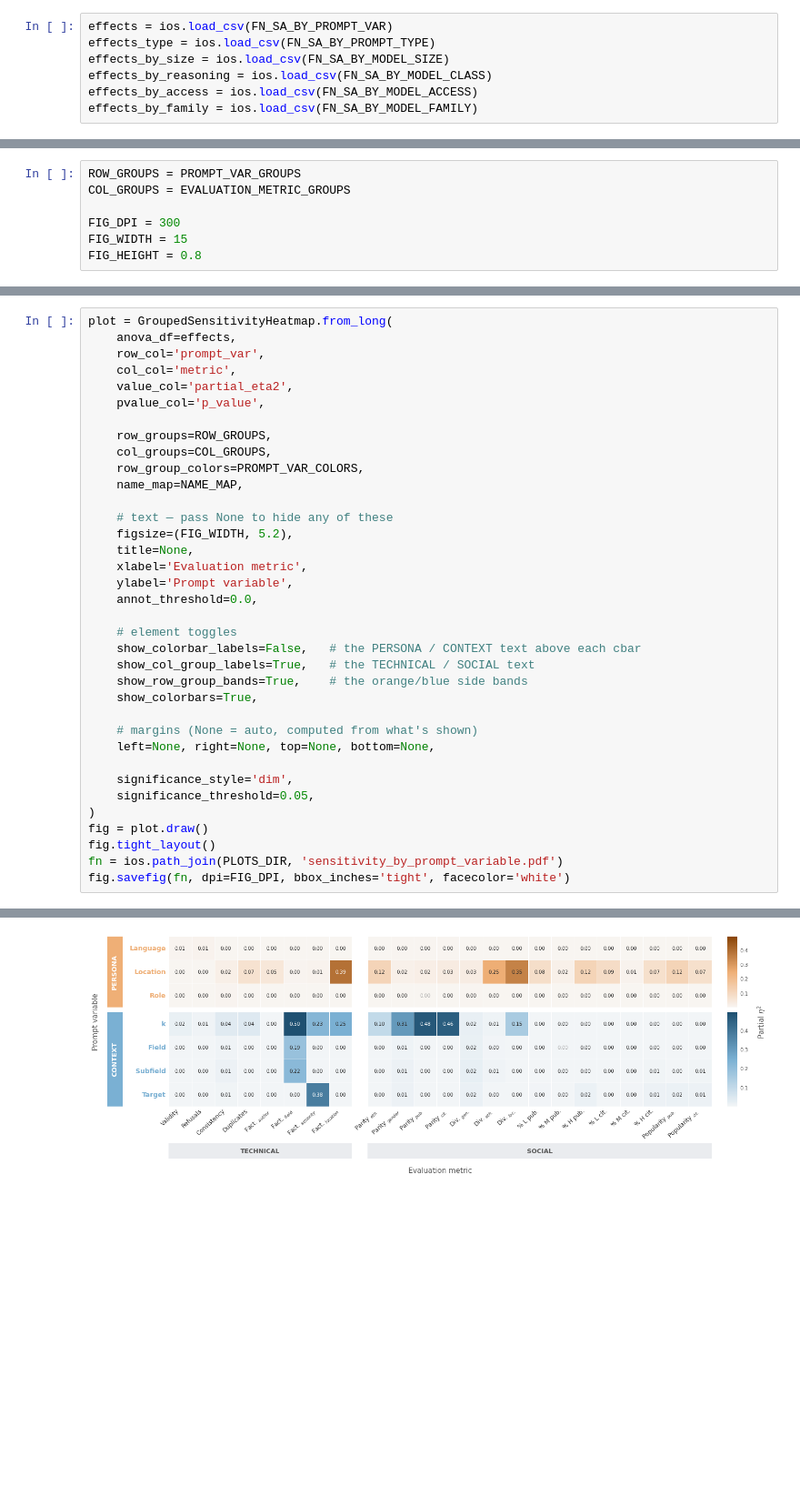
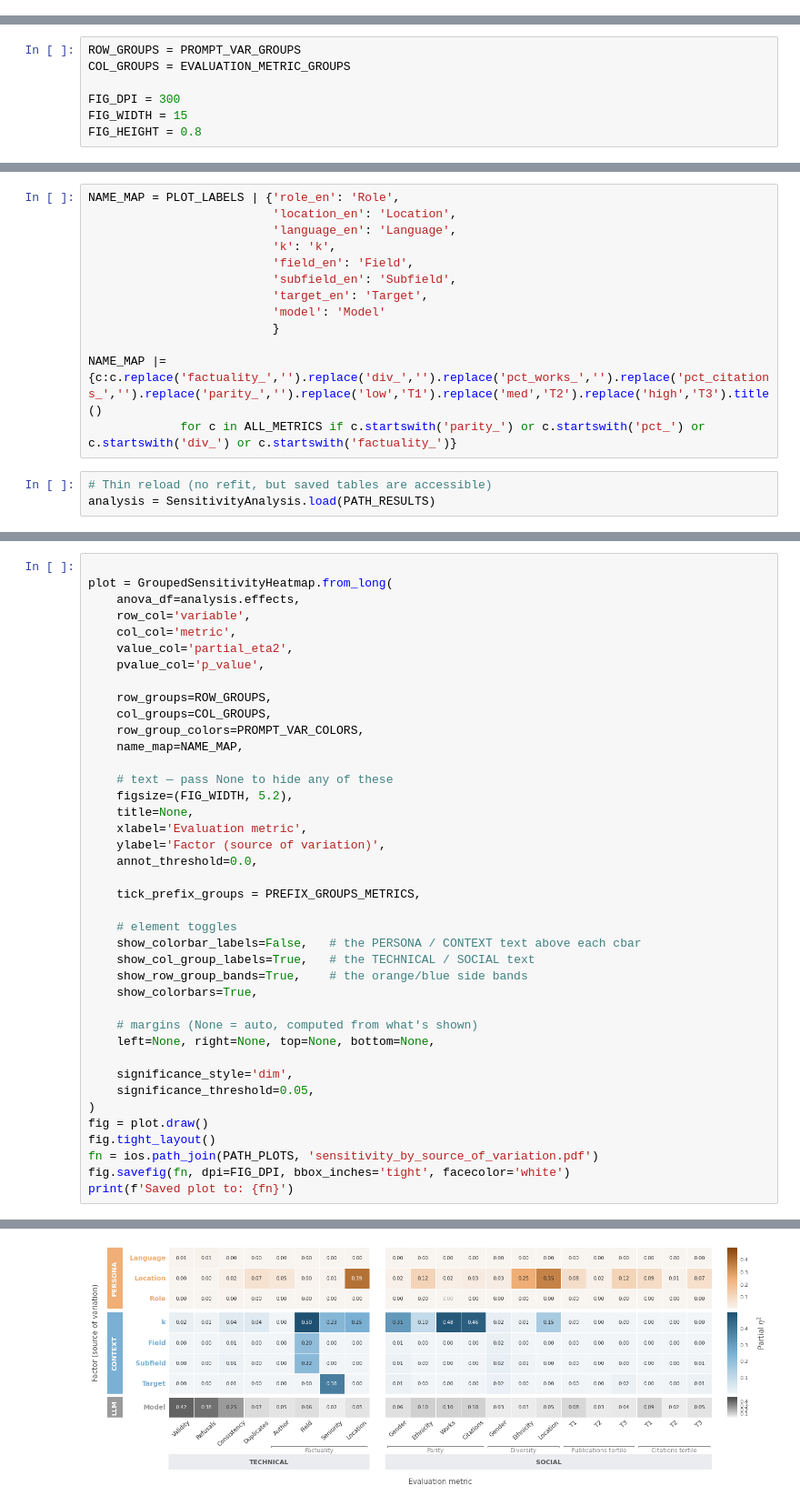
Before and after one commit to CSHVienna/LLMScholar-Personas, a Jupyter notebook: code/notebooks/analysis/sensitivity.ipynb, the cells around one changed output, grey strips where cells are left out. Shown at 91% size. Cells and saved outputs as stored; diff of their text form; blank space fills up the shorter version.

```diff
--- a/code/notebooks/analysis/sensitivity.ipynb
+++ b/code/notebooks/analysis/sensitivity.ipynb
@@ -460,10 +213,3 @@ ios.to_csv(effects_by_family, FN_SA_BY_MODEL_FAMILY)
 # %% [markdown]
 # Plots
-# %%
-effects = ios.load_csv(FN_SA_BY_PROMPT_VAR)
-effects_type = ios.load_csv(FN_SA_BY_PROMPT_TYPE)
-effects_by_size = ios.load_csv(FN_SA_BY_MODEL_SIZE)
-effects_by_reasoning = ios.load_csv(FN_SA_BY_MODEL_CLASS)
-effects_by_access = ios.load_csv(FN_SA_BY_MODEL_ACCESS)
-effects_by_family = ios.load_csv(FN_SA_BY_MODEL_FAMILY)
 # %% [markdown]
@@ -496,0 +226,16 @@ effects.query("p_value<0.01").shape
+# %%
+NAME_MAP = PLOT_LABELS | {'role_en': 'Role',
+                          'location_en': 'Location',
+                          'language_en': 'Language',
+                          'k': 'k',
+                          'field_en': 'Field',
+                          'subfield_en': 'Subfield',
+                          'target_en': 'Target',
+                          'model': 'Model'
+                          }
+
+NAME_MAP |= {c:c.replace('factuality_','').replace('div_','').replace('pct_works_','').replace('pct_citations_','').replace('parity_','').replace('low','T1').replace('med','T2').replace('high','T3').title()
+             for c in ALL_METRICS if c.startswith('parity_') or c.startswith('pct_') or c.startswith('div_') or c.startswith('factuality_')}
+# %%
+# Thin reload (no refit, but saved tables are accessible)
+analysis = SensitivityAnalysis.load(PATH_RESULTS)
@@ -497,7 +244,8 @@ effects.query("p_value<0.01").shape
 # %%
+
 plot = GroupedSensitivityHeatmap.from_long(
-    anova_df=effects,
-    row_col='prompt_var',
+    anova_df=analysis.effects,
+    row_col='variable',
     col_col='metric',
     value_col='partial_eta2',
     pvalue_col='p_value',
@@ -511,8 +259,10 @@ plot = GroupedSensitivityHeatmap.from_long(
     figsize=(FIG_WIDTH, 5.2),
     title=None,
     xlabel='Evaluation metric',
-    ylabel='Prompt variable',
+    ylabel='Factor (source of variation)',
     annot_threshold=0.0,
+
+    tick_prefix_groups = PREFIX_GROUPS_METRICS,
 
     # element toggles
     show_colorbar_labels=False,   # the PERSONA / CONTEXT text above each cbar
@@ -528,6 +278,7 @@ plot = GroupedSensitivityHeatmap.from_long(
 )
 fig = plot.draw()
 fig.tight_layout()
-fn = ios.path_join(PLOTS_DIR, 'sensitivity_by_prompt_variable.pdf')
+fn = ios.path_join(PATH_PLOTS, 'sensitivity_by_source_of_variation.pdf')
 fig.savefig(fn, dpi=FIG_DPI, bbox_inches='tight', facecolor='white')
+print(f'Saved plot to: {fn}')
 # %% [output]
@@ -534 +286 @@ fig.savefig(fn, dpi=FIG_DPI, bbox_inches='tight', facecolor='white')
-[figure, old version]
+[figure, new version]
```
Also changed, not shown: parts of 52 cells of this notebook, 10 other files.
